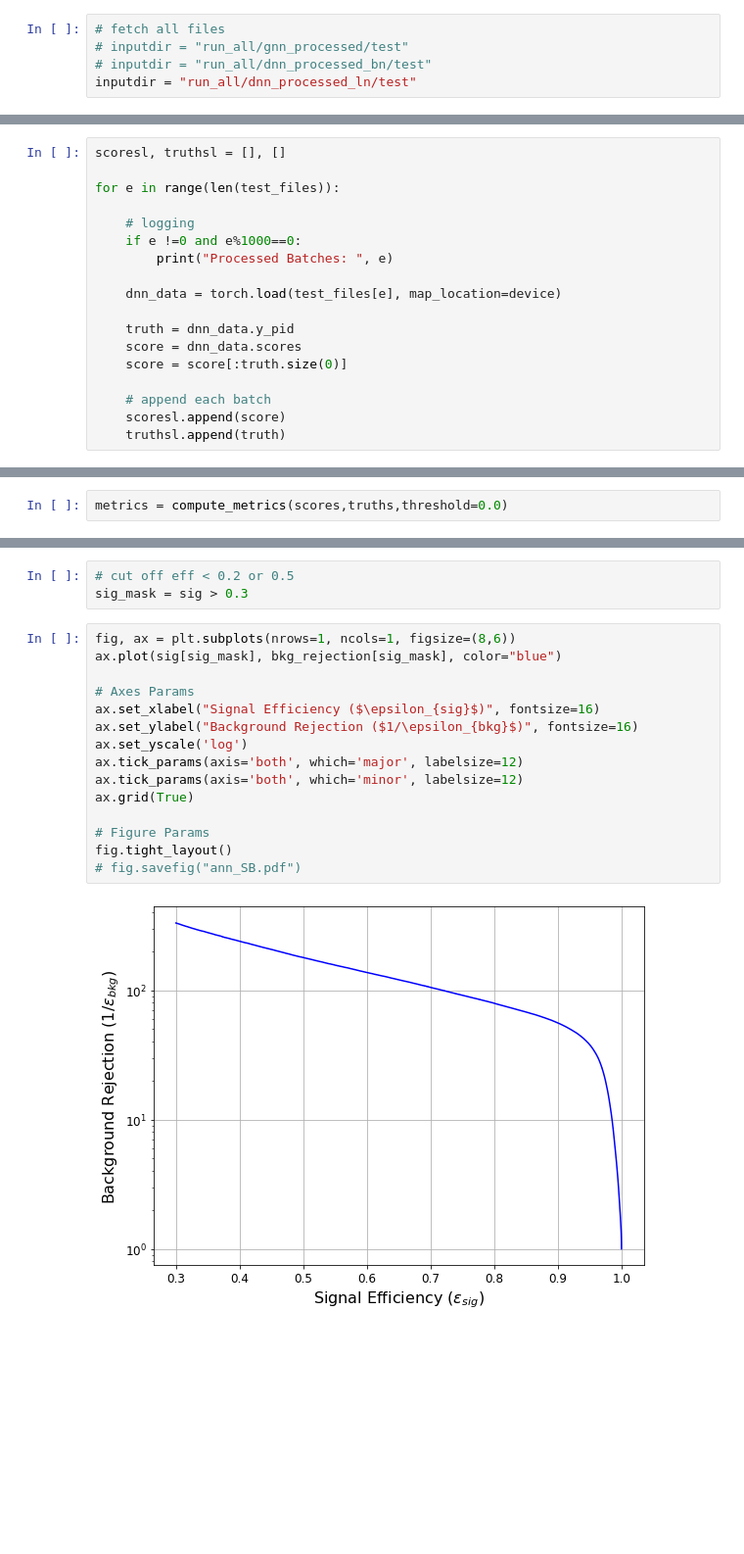
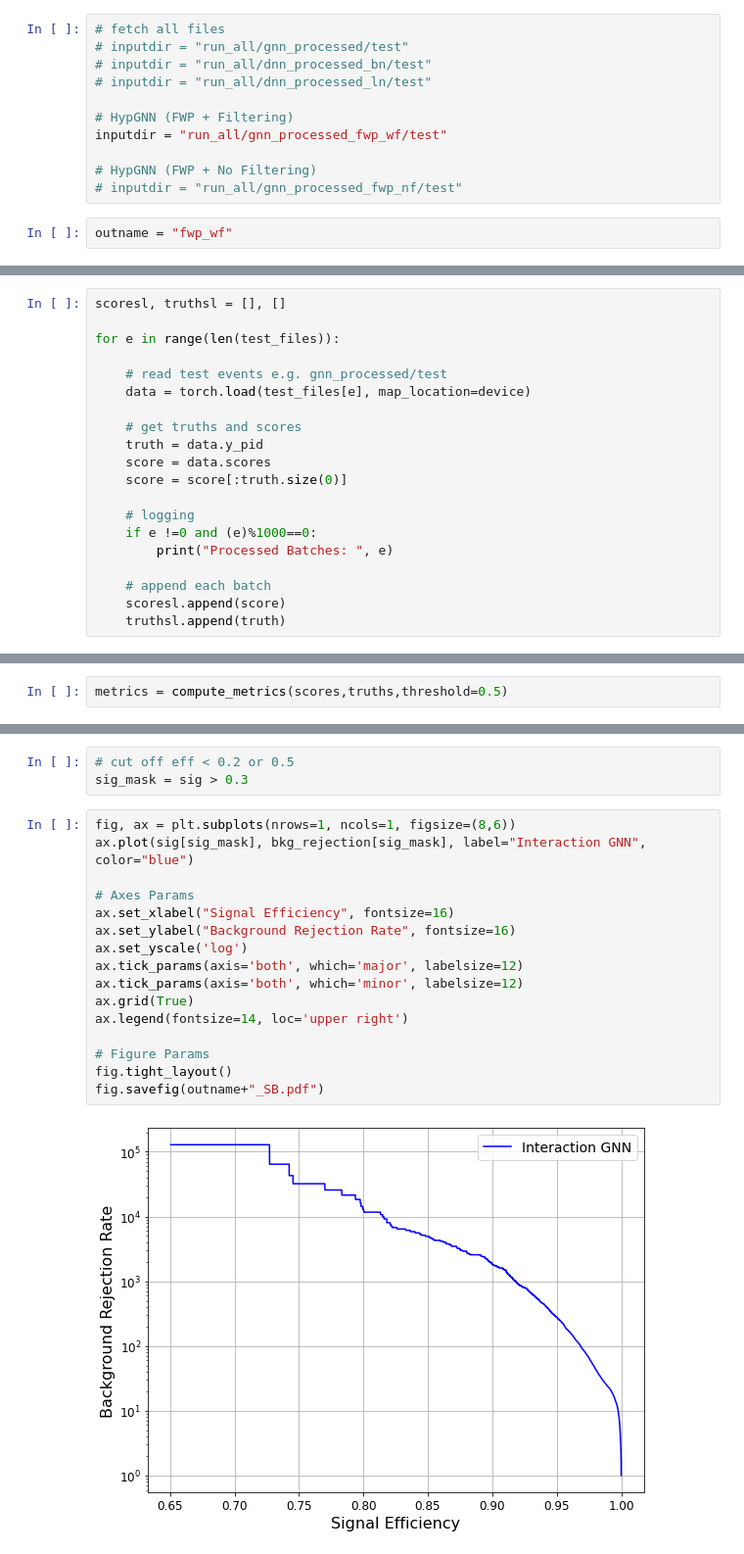
Before and after one commit to ai4fair/stttrkx, a Jupyter notebook: stt8_metrics.ipynb, the cells around one changed output, grey strips where cells are left out. Shown at 98% size. Saved outputs shown, nothing was run; the diff lists cells and outputs as text; blank space fills up the shorter version.

```diff
--- a/stt8_metrics.ipynb
+++ b/stt8_metrics.ipynb
@@ -51,6 +49,14 @@ Use _`tn, fp, fn, tp = confusion_matrix(y_true, y_pred).ravel()`_ to directly ac
 # fetch all files
 # inputdir = "run_all/gnn_processed/test"
 # inputdir = "run_all/dnn_processed_bn/test"
-inputdir = "run_all/dnn_processed_ln/test"
+# inputdir = "run_all/dnn_processed_ln/test"
+
+# HypGNN (FWP + Filtering)
+inputdir = "run_all/gnn_processed_fwp_wf/test"
+
+# HypGNN (FWP + No Filtering)
+# inputdir = "run_all/gnn_processed_fwp_nf/test"
+# %%
+outname = "fwp_wf"
 # %%
 test_files = sorted(glob.glob(os.path.join(inputdir, "*")))
@@ -61,15 +75,17 @@ scoresl, truthsl = [], []
 
 for e in range(len(test_files)):
 
+    # read test events e.g. gnn_processed/test
+    data = torch.load(test_files[e], map_location=device)
+
+    # get truths and scores
+    truth = data.y_pid
+    score = data.scores
+    score = score[:truth.size(0)]
+
     # logging
-    if e !=0 and e%1000==0:
+    if e !=0 and (e)%1000==0:
         print("Processed Batches: ", e)
-
-    dnn_data = torch.load(test_files[e], map_location=device)
-
-    truth = dnn_data.y_pid
-    score = dnn_data.scores
-    score = score[:truth.size(0)]
 
     # append each batch
     scoresl.append(score)
@@ -93,7 +111,7 @@ truths = torch.cat(truthsl)
 scores = scores.numpy()
 truths = truths.numpy()
 # %%
-metrics = compute_metrics(scores,truths,threshold=0.0)
+metrics = compute_metrics(scores,truths,threshold=0.5)
 # %%
 # Curves
 # metrics.prc_precision, metrics.prc_recall, metrics.prc_thresh
@@ -148,18 +194,19 @@ bkg_rejection = 1/metrics.roc_fpr
 sig_mask = sig > 0.3
 # %%
 fig, ax = plt.subplots(nrows=1, ncols=1, figsize=(8,6))
-ax.plot(sig[sig_mask], bkg_rejection[sig_mask], color="blue")
+ax.plot(sig[sig_mask], bkg_rejection[sig_mask], label="Interaction GNN", color="blue")
 
 # Axes Params
-ax.set_xlabel("Signal Efficiency ($\epsilon_{sig}$)", fontsize=16)
-ax.set_ylabel("Background Rejection ($1/\epsilon_{bkg}$)", fontsize=16)
+ax.set_xlabel("Signal Efficiency", fontsize=16)
+ax.set_ylabel("Background Rejection Rate", fontsize=16)
 ax.set_yscale('log')
 ax.tick_params(axis='both', which='major', labelsize=12)
 ax.tick_params(axis='both', which='minor', labelsize=12)
 ax.grid(True)
+ax.legend(fontsize=14, loc='upper right')
 
 # Figure Params
 fig.tight_layout()
-# fig.savefig("ann_SB.pdf")
+fig.savefig(outname+"_SB.pdf")
 # %% [output]
-[figure, old version]
+[figure, new version]
```
Also changed, not shown: parts of 23 cells of this notebook, 1 other file.
